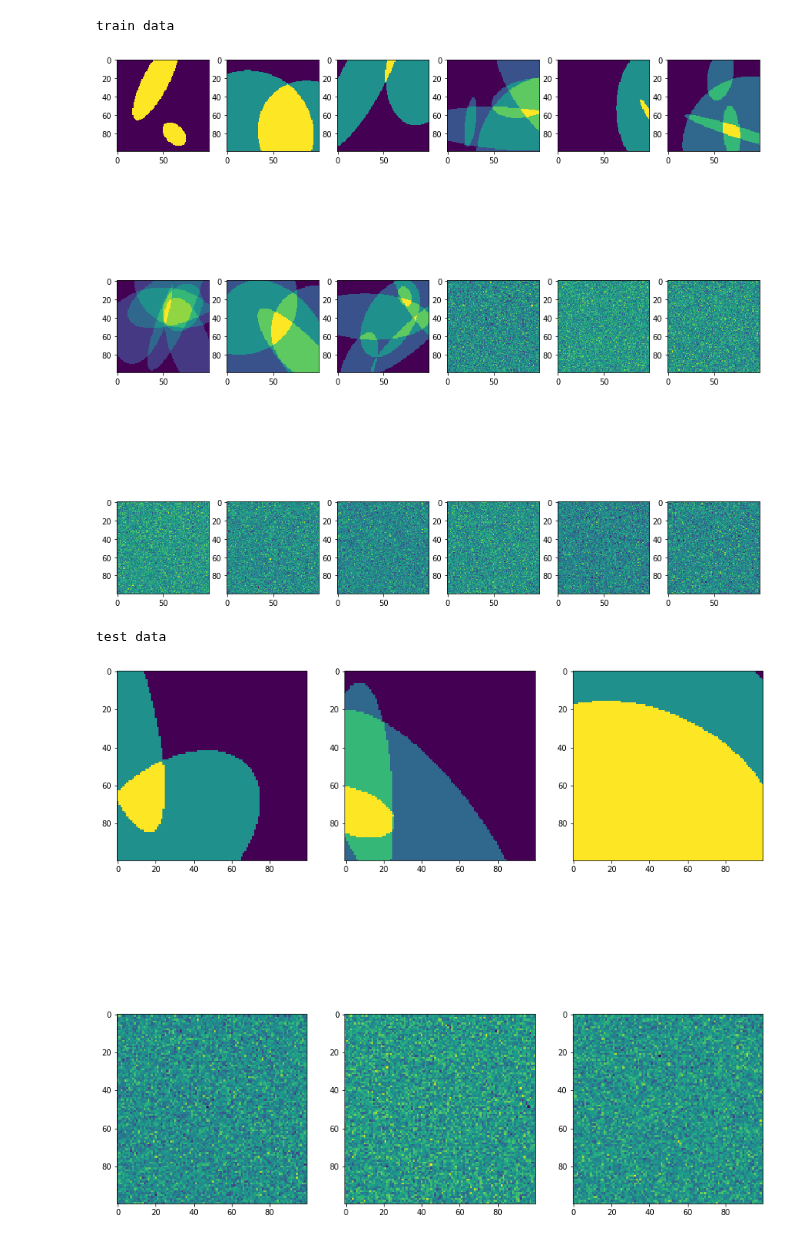
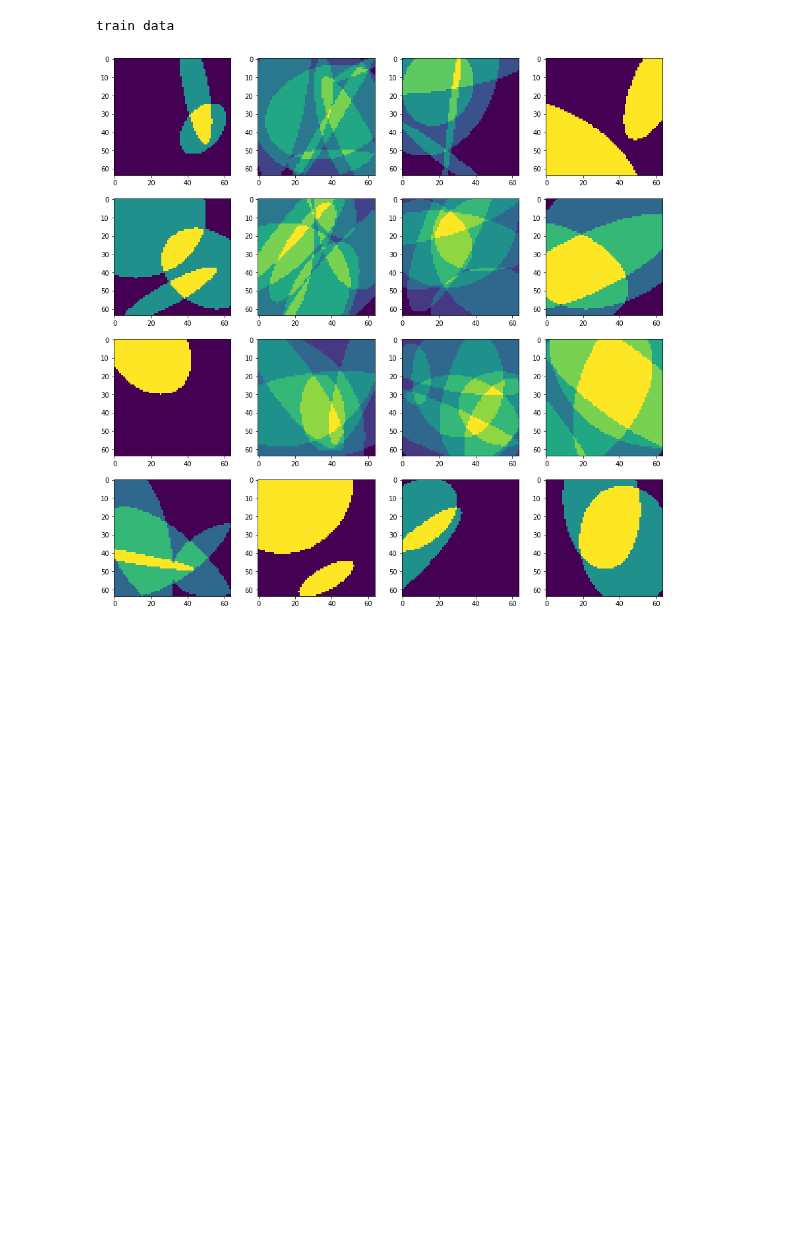
Before and after one commit to Hirochon/laboratory, a Jupyter notebook: experiment/visualize_surface.ipynb, the cells around one changed output. Drawn from its saved outputs; the diff is of its cells as text; code cells hidden in the pictures; blank space fills up the shorter version.

```diff
--- a/experiment/visualize_surface.ipynb
+++ b/experiment/visualize_surface.ipynb
@@ -4,7 +4,7 @@ import matplotlib.pyplot as plt
 import pickle
 %matplotlib inline
 # %%
-folder = "2020_0911_052028_first_commit"
+folder = "2020_0911_133716_manabesan_pass"
 
 with open('../research/result/' + folder + '/pkl_mirror_train.pkl', 'rb') as f:
     train_surf = pickle.load(f)
@@ -34,23 +34,21 @@ test_surf
 # %%
 roop = ['x', 'y', 'z']
 
 print("train data")
 
 fig = plt.figure(figsize=(15,15))
-for j in range(18):
-    fig.add_subplot(3,6,j+1)
+for j in range(16):
+    fig.add_subplot(4, 4,j+1)
     plt.imshow(train_surf[j][roop[2]])
 plt.show()
 
-print("\n\n")
-print("test data")
-fig = plt.figure(figsize=(15,15))
-for j in range(6):
-    fig.add_subplot(2,3,j+1)
-    plt.imshow(test_surf[j][roop[2]])
-plt.show()
+# print("\n\n")
+# print("test data")
+# fig = plt.figure(figsize=(15,15))
+# for j in range(6):
+#     fig.add_subplot(2,3,j+1)
+#     plt.imshow(test_surf[j][roop[2]])
+# plt.show()
 # %% [output]
 train data
-[figure, old version]
+[figure, new version]
-test data
-[figure, removed]
```
Also changed, not shown: parts of 1 cell of this notebook, 2 other files.
